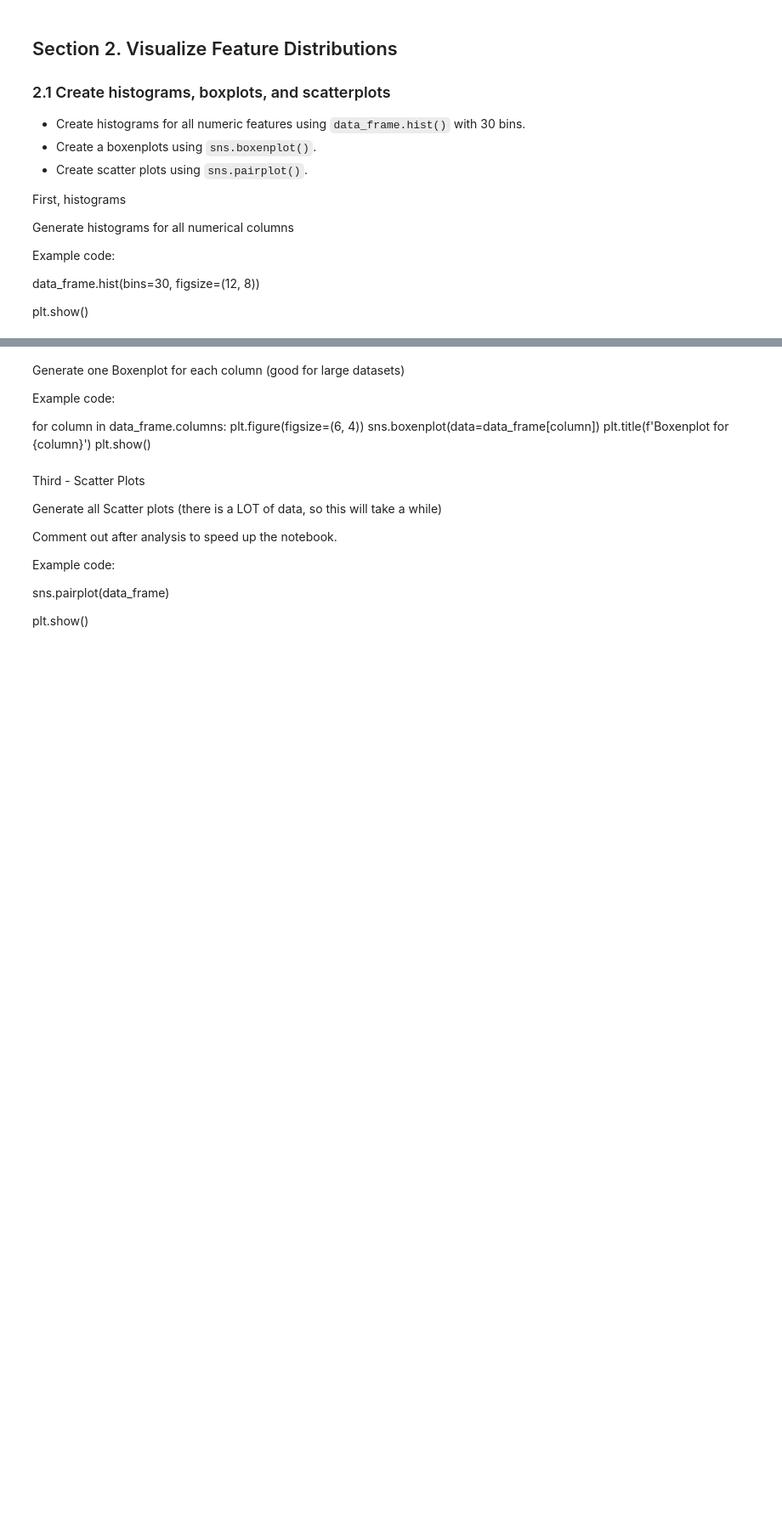
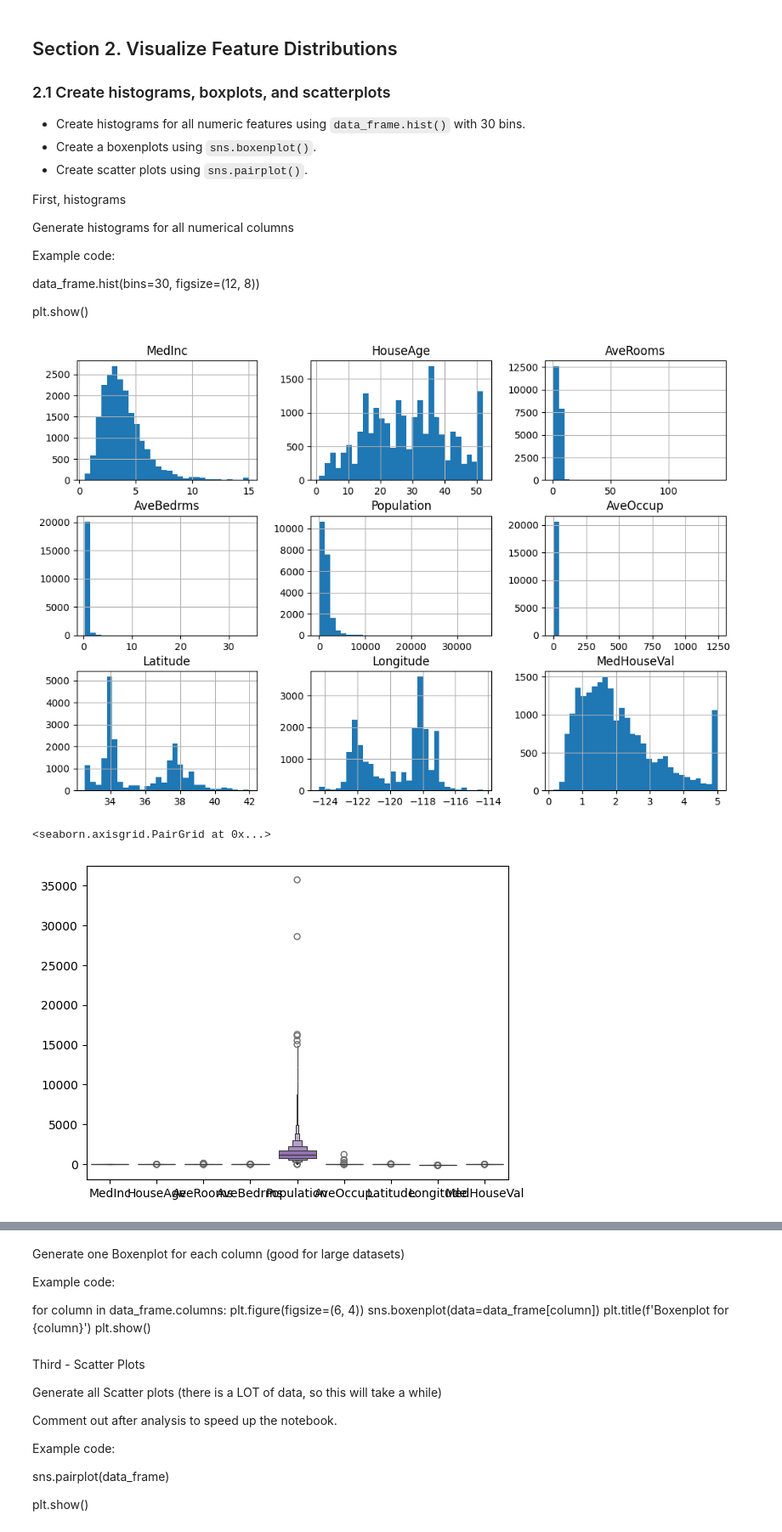
Before and after one commit to ClaytonSeabaughGH/applied-ml-seabaugh, a Jupyter notebook: lab01/ml01.ipynb, the cells around one changed output, grey strips where cells are left out. Shown at 85% size. Cells and saved outputs as stored; diff of their text form; code cells hidden in the pictures; blank space fills up the shorter version.

Commit message:
Created plots on 2.1

```diff
--- a/lab01/ml01.ipynb
+++ b/lab01/ml01.ipynb
@@ -182,0 +179,19 @@ plt.show()
+# %%
+
+# This is a Python cell.
+# Put your comments and code here.
+
+# Generate histograms for all numerical columns
+data_frame.hist(bins=30, figsize=(12, 8))
+
+plt.show()
+
+# Generate boxenplot for data
+sns.boxenplot(data_frame)
+
+# Generate pair plots for data
+sns.pairplot(data_frame)
+# %% [output]
+[figure, added]
+<seaborn.axisgrid.PairGrid at 0x...>
+[figure, added]
```
Also changed, not shown: parts of 2 cells of this notebook.
